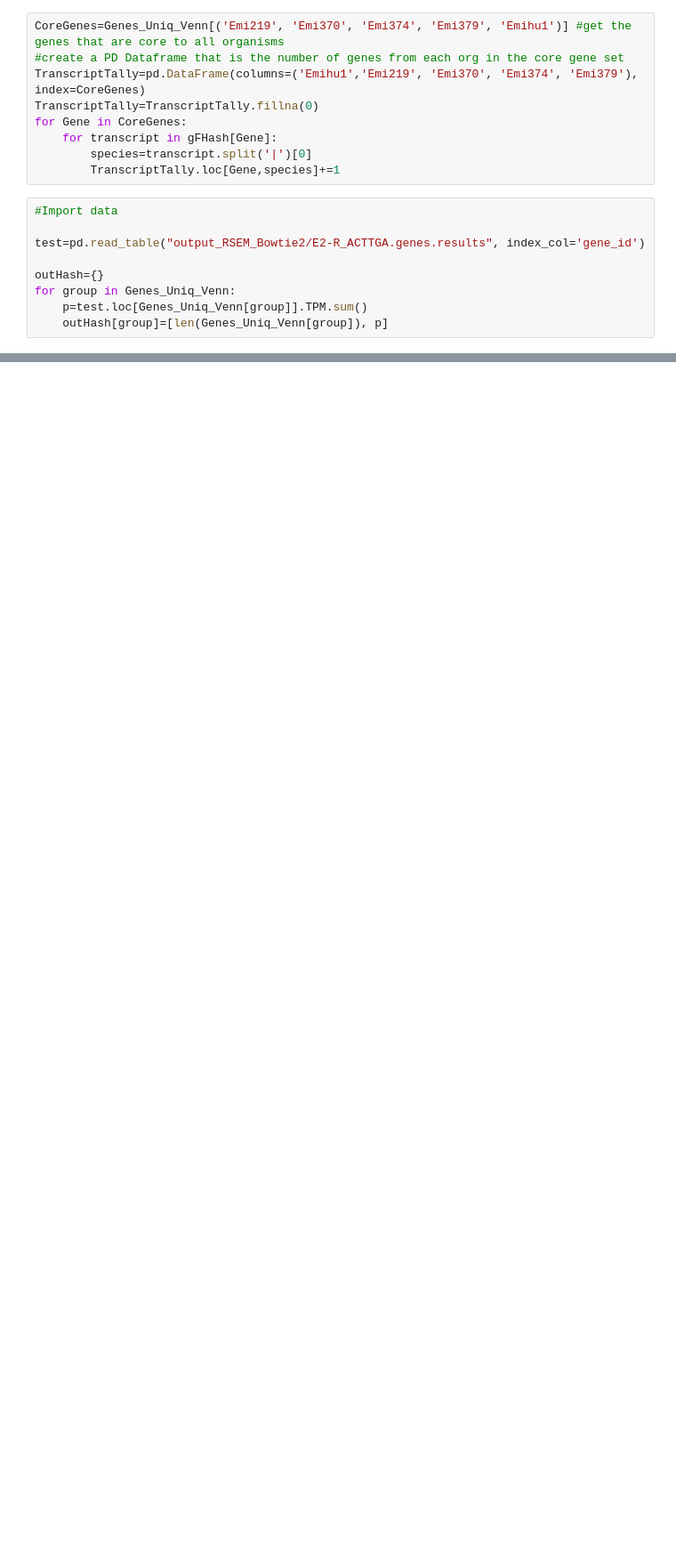
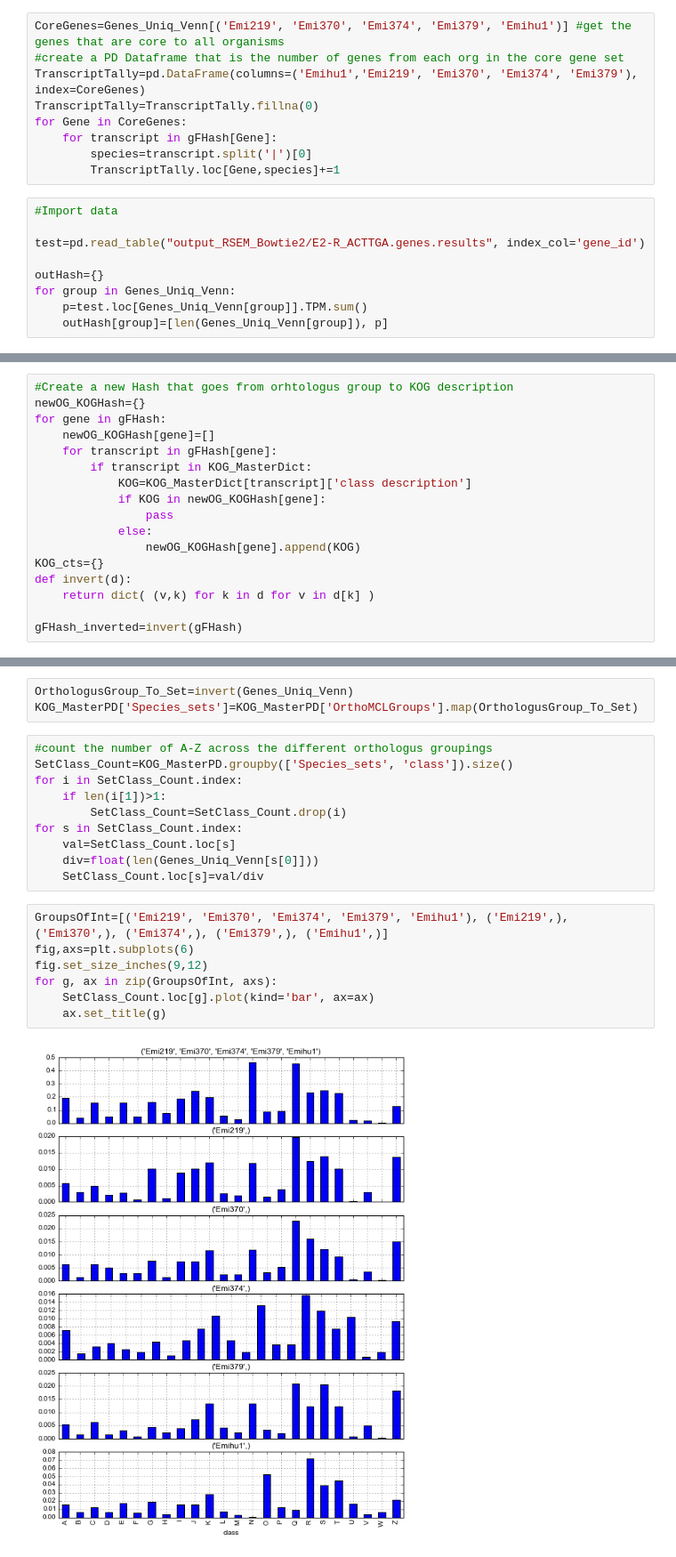
Before and after one commit to halexand/Ehux_HD, a Jupyter notebook: Figures For Paper.ipynb, the cells around one changed output, grey strips where cells are left out. Shown: that part at 89% size. Cells and saved outputs as stored; diff of their text form; blank space fills up the shorter version.

```diff
--- a/Figures For Paper.ipynb
+++ b/Figures For Paper.ipynb
@@ -769,0 +1089,17 @@ InsituHash=ParseField_RSEM_Files('output_RSEM_Bowtie2/*Z*genes.results')
+# %%
+#Create a new Hash that goes from orhtologus group to KOG description
+newOG_KOGHash={}
+for gene in gFHash:
+    newOG_KOGHash[gene]=[]
+    for transcript in gFHash[gene]:
+        if transcript in KOG_MasterDict:
+            KOG=KOG_MasterDict[transcript]['class description']
+            if KOG in newOG_KOGHash[gene]:
+                pass
+            else:
+                newOG_KOGHash[gene].append(KOG)
+KOG_cts={}
+def invert(d):
+    return dict( (v,k) for k in d for v in d[k] )
+
+gFHash_inverted=invert(gFHash)
@@ -769,0 +1171,22 @@ InsituHash=ParseField_RSEM_Files('output_RSEM_Bowtie2/*Z*genes.results')
+# %%
+OrthologusGroup_To_Set=invert(Genes_Uniq_Venn)
+KOG_MasterPD['Species_sets']=KOG_MasterPD['OrthoMCLGroups'].map(OrthologusGroup_To_Set)
+# %%
+#count the number of A-Z across the different orthologus groupings
+SetClass_Count=KOG_MasterPD.groupby(['Species_sets', 'class']).size()
+for i in SetClass_Count.index:
+    if len(i[1])>1:
+        SetClass_Count=SetClass_Count.drop(i)
+for s in SetClass_Count.index:
+    val=SetClass_Count.loc[s]
+    div=float(len(Genes_Uniq_Venn[s[0]]))
+    SetClass_Count.loc[s]=val/div
+# %%
+GroupsOfInt=[('Emi219', 'Emi370', 'Emi374', 'Emi379', 'Emihu1'), ('Emi219',), ('Emi370',), ('Emi374',), ('Emi379',), ('Emihu1',)]
+fig,axs=plt.subplots(6)
+fig.set_size_inches(9,12)
+for g, ax in zip(GroupsOfInt, axs):
+    SetClass_Count.loc[g].plot(kind='bar', ax=ax)
+    ax.set_title(g)
+# %% [output]
+[figure, added]
```
Also changed, not shown: parts of 24 cells of this notebook.
